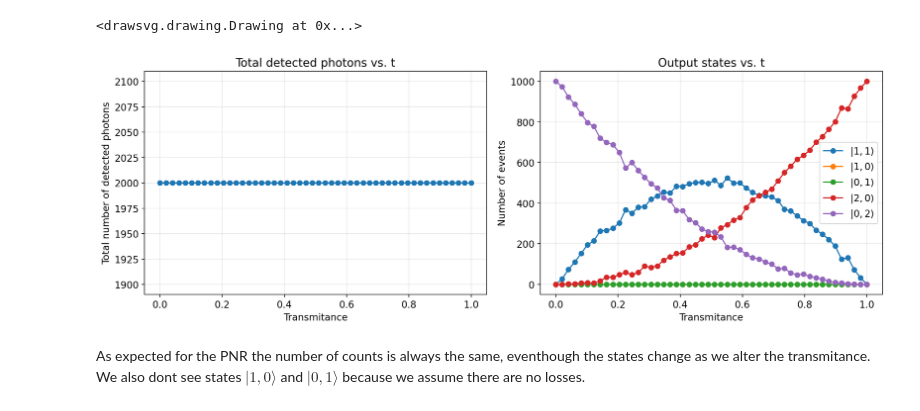
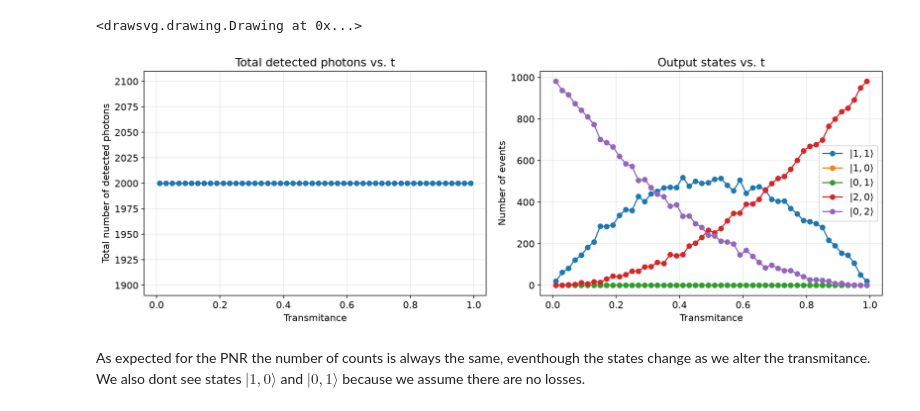
Before and after one commit to pedr19faria/BinSat, a Jupyter notebook: Binary_Saturation.ipynb, the cells around one changed output. Saved outputs shown, nothing was run; the diff lists cells and outputs as text; code cells hidden in the pictures.

```diff
--- a/Binary_Saturation.ipynb
+++ b/Binary_Saturation.ipynb
@@ -229,7 +231,7 @@ def coincidence(r):
 
 
 # Reflectivity range
-rs = np.linspace(0., 1, 50)
+rs = np.linspace(0.01, 0.99, 50)
 
 # Transmission
 ts = 1 - rs
@@ -363,34 +365,34 @@ ax2.plot(
     n01,
     marker='o',
     label=r'$|0,1\rangle$'
 )
 
 ax2.plot(
     ts,
     n20,
     marker='o',
     label=r'$|2,0\rangle$'
 )
 
 ax2.plot(
     ts,
     n02,
     marker='o',
     label=r'$|0,2\rangle$'
 )
 
 ax2.set_xlabel(r'Transmitance')
 ax2.set_ylabel('Number of events')
 ax2.set_title('Output states vs. t')
 
 ax2.grid(True)
 ax2.legend()
 
 
 plt.tight_layout()
 plt.show()
 # %% [output]
-[figure, old version]
+[figure, new version]
 # %% [markdown]
 As expected for the PNR the number of counts is always the same, eventhough the states change as we alter the transmitance. We also dont see states $|1,0\rangle$ and $|0,1\rangle$ because we assume there are no losses.
 # %% [markdown]
```
Also changed, not shown: parts of 35 cells of this notebook.
